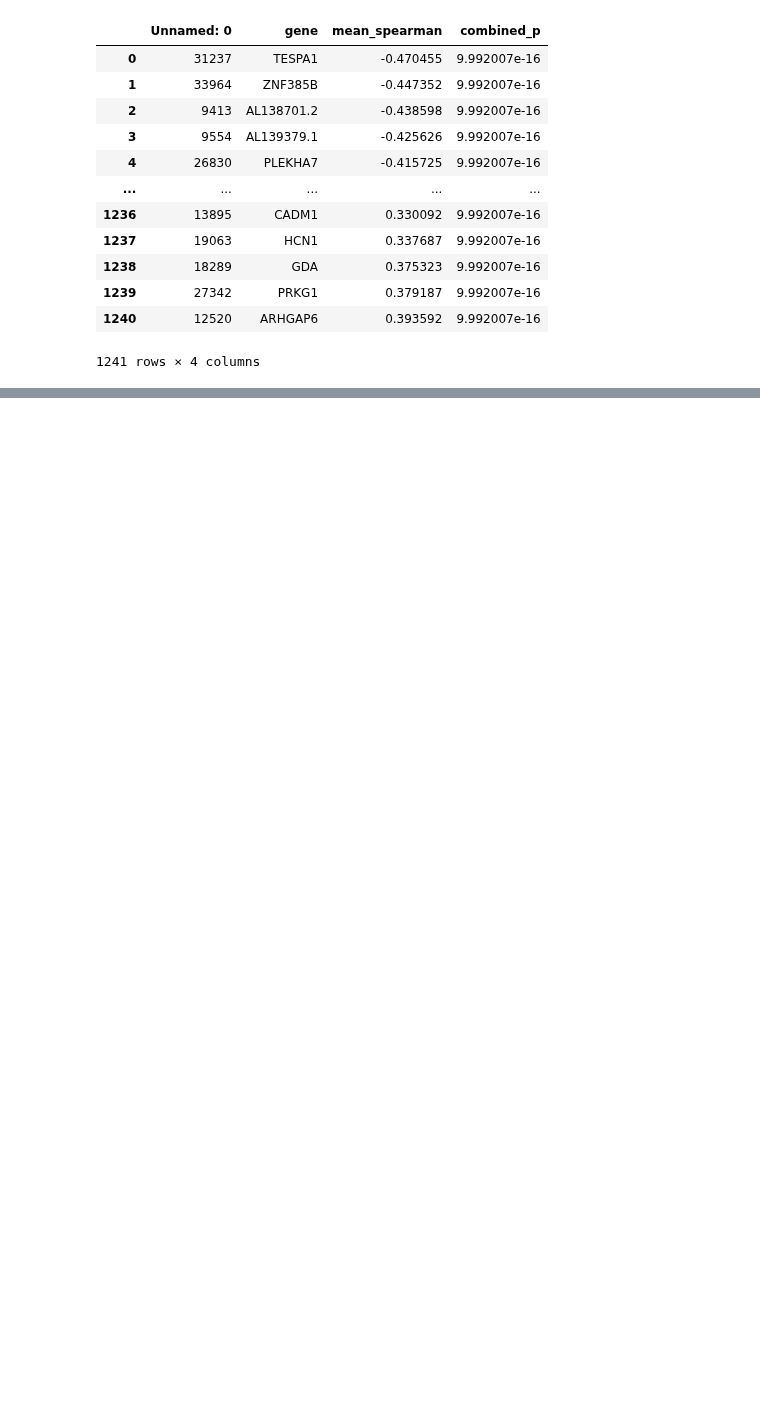
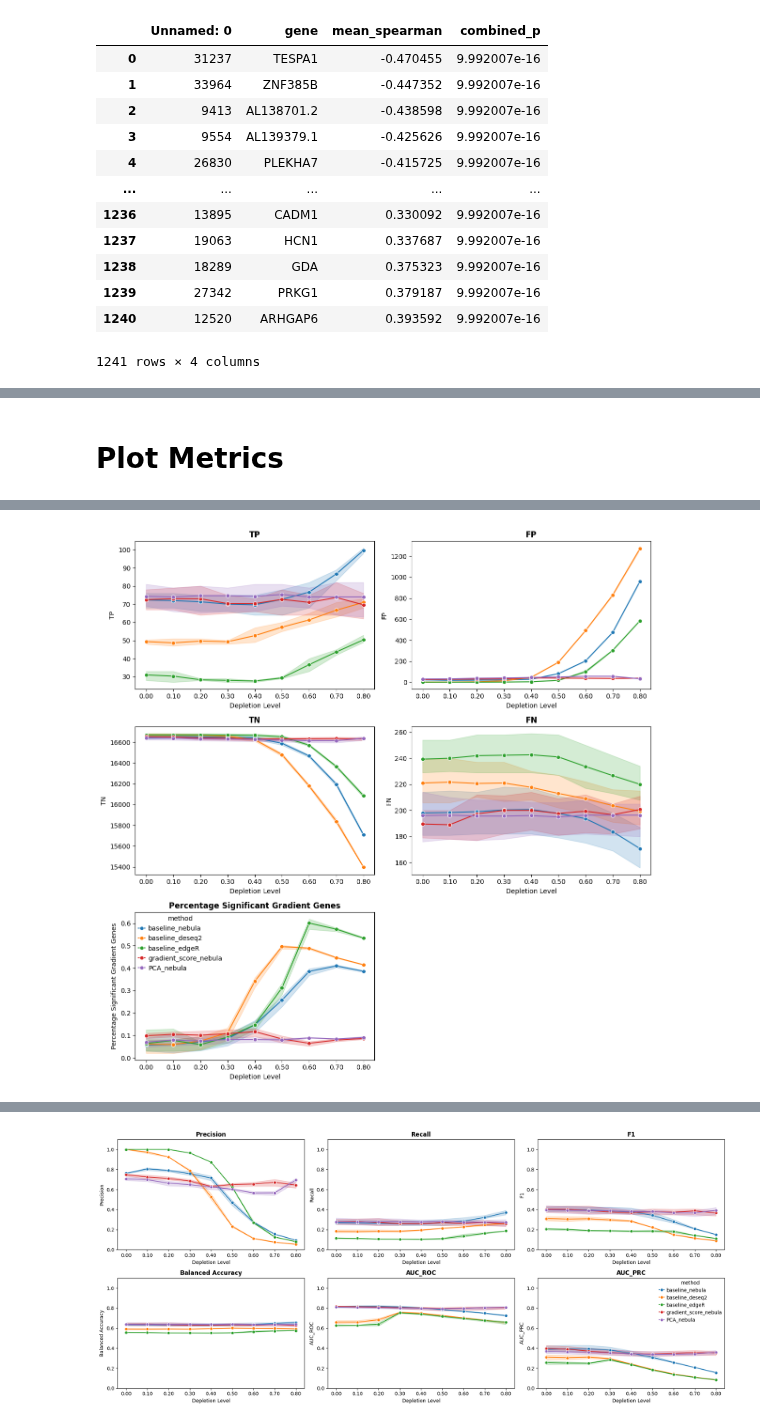
Before and after one commit to 8gabri8/XDP, a Jupyter notebook: script/artificial_DEG_analysis/graphic_summary.ipynb, the cells around one changed output, grey strips where cells are left out. Drawn from its saved outputs; the diff is of its cells as text; code cells hidden in the pictures; blank space fills up the shorter version.

```diff
--- a/script/artificial_DEG_analysis/graphic_summary.ipynb
+++ b/script/artificial_DEG_analysis/graphic_summary.ipynb
@@ -2,18 +2,22 @@
 import pandas as pd
 import os
 from statsmodels.stats.multitest import multipletests
-from sklearn.metrics import precision_score, recall_score, f1_score, balanced_accuracy_score
+from sklearn.metrics import precision_score, recall_score, f1_score, balanced_accuracy_score, roc_auc_score, average_precision_score
 import numpy as np
 import seaborn as sns
 import matplotlib.pyplot as plt
 
-DATASET_FOLDER = "/home/gdallagl/myworkdir/XDP/data/XDP/artificial_bican/geneset_001/depleted_versions"
-TRUE_DEG_PATH = f"{DATASET_FOLDER}/../genes.csv"
+from utils import DEG
+# ATTENTION: need for perpty of running jupternotbook
+%matplotlib inline
+
 GEADIENT_GENES_PATH = "/home/gdallagl/myworkdir/XDP/utils/dorsal_ventral_gradient/exp_by_spline_combined_corr>0.1.csv"
 
-DEPLETION_PERCENTS = ["0.00", "0.01", "0.05", "0.10", "0.20", "0.30", "0.40", "0.50"]
-METHOD_NAME = ["baseline_nebula", "baseline_deseq2", "baseline_edgeR", "gradient_score_nebula"]
-
+GENESETS = ["001", "002", "003"]
+DEPLETION_PERCENTS = ["0.00", "0.10", "0.20", "0.30", "0.40", "0.50", "0.60", "0.70", "0.80"] #"0.01", "0.05"
+METHOD_NAME = ["baseline_nebula", "baseline_deseq2", "baseline_edgeR", "gradient_score_nebula", "PCA_nebula"]
+PVAL_THR=[0.001, 0.005, 0.01, 0.05, 0.1, 0.15, 0.2]
+ONLY_GENE_INTERSECTION= True
 
 
 #columns names
@@ -25,6 +29,4 @@ LOGFC_COL_NAME = f"logFC_{CONTRAST_VARIABLE}{CONTRAST_STIM}"
 GENE_COL_NAME = "gene"
 
 # mitluple etst correction pvalue thr
-ALPHA_MULTIPLE_TEST = 0.05
 LOGFC_THR=0.1
-PVAL_THR=0.05
@@ -183,0 +315,47 @@ plt.show()
+# %% [markdown]
+# Plot Metrics
+# %%
+df_summary_single_p = df_summary[df_summary["p_val_thr"] == 0.05].copy()
+# %%
+CONFUSION_METRICS = ["TP", "FP", "TN", "FN", "Percentage Significant Gradient Genes"]
+PERFORMANCE_METRICS = ["Precision", "Recall", "F1", "Balanced Accuracy", "AUC_ROC", "AUC_PRC"]
+
+ERROR_BAR = "ci" # sd, se, ci, pi
+
+# First figure: Confusion matrix metrics (3 rows × 2 columns)
+fig1, axes1 = plt.subplots(3, 2, figsize=(12, 12))
+axes1 = axes1.flatten()
+
+for i, metric in enumerate(CONFUSION_METRICS):
+    sns.lineplot(data=df_summary_single_p, x="depletion", y=metric, hue="method",
+                 ax=axes1[i], marker='o', errorbar=ERROR_BAR)  # Added errorbar
+                # automatically aggregates data when there are multiple observations for the same x-value and hue combination.
+    axes1[i].set_title(metric, fontsize=12, fontweight='bold')
+    axes1[i].set_xlabel("Depletion Level", fontsize=10)
+    axes1[i].set_ylabel(metric, fontsize=10)
+
+    if i < len(CONFUSION_METRICS) - 1:
+        axes1[i].get_legend().remove()
+
+axes1[5].axis('off')
+plt.tight_layout()
+plt.show()
+
+# Second figure: Performance metrics (2 rows × 3 columns)
+fig2, axes2 = plt.subplots(2, 3, figsize=(18, 8))
+axes2 = axes2.flatten()
+
+for i, metric in enumerate(PERFORMANCE_METRICS):
+    sns.lineplot(data=df_summary_single_p, x="depletion", y=metric, hue="method",
+                 ax=axes2[i], marker='o', errorbar=ERROR_BAR)  # Added errorbar
+    axes2[i].set_title(metric, fontsize=12, fontweight='bold')
+    axes2[i].set_xlabel("Depletion Level", fontsize=10)
+    axes2[i].set_ylabel(metric, fontsize=10)
+    axes2[i].set_ylim(0, 1.1)
+
+    if i < len(PERFORMANCE_METRICS) - 1:
+        axes2[i].get_legend().remove()
+
+plt.tight_layout()
+plt.show()
+# %% [output]
@@ -183,0 +372 @@ plt.show()
+[figure, added]
@@ -183,0 +385 @@ plt.show()
+[figure, added]
```
Also changed, not shown: parts of 16 cells of this notebook, 24 other files.
